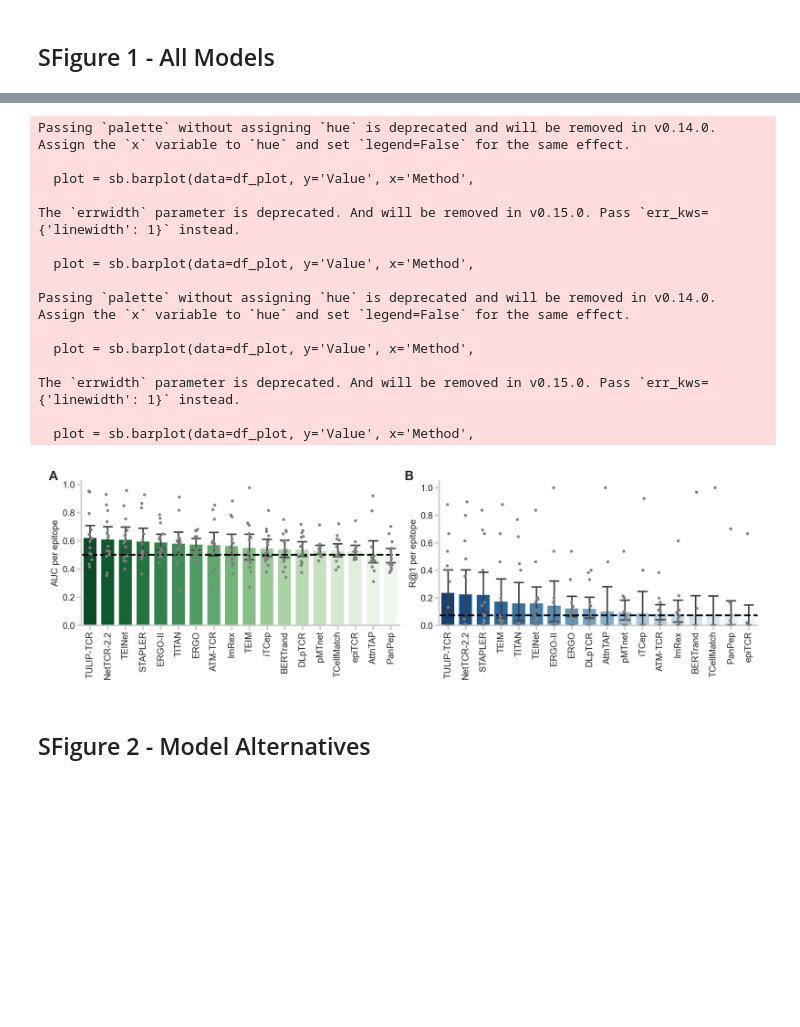
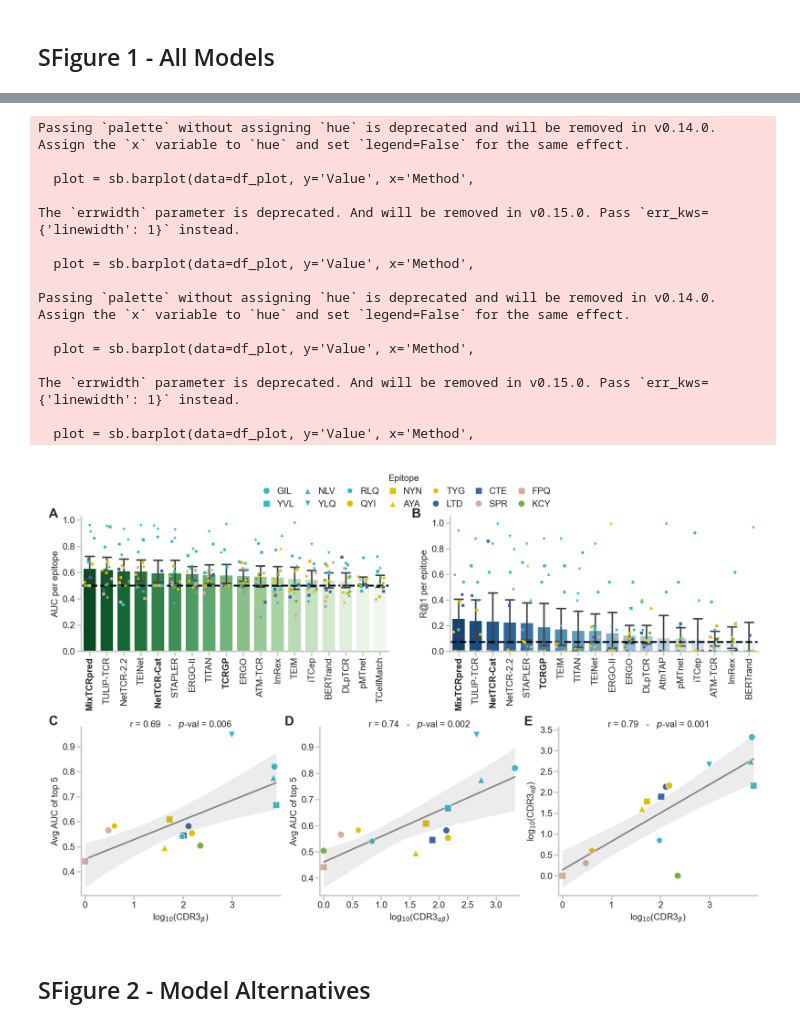
Before and after one commit to SchubertLab/benchmark_TCRprediction, a Jupyter notebook: manuscript/Figure_viral.ipynb, the cells around one changed output, grey strips where cells are left out. Drawn from its saved outputs; the diff is of its cells as text; code cells hidden in the pictures; blank space fills up the shorter version.

```diff
--- a/manuscript/Figure_viral.ipynb
+++ b/manuscript/Figure_viral.ipynb
@@ -290,6 +315,8 @@ df_performance_cat_all['Group'] = df_performance_cat_all['Group'].str.split('_HL
 df_performance_cat_all['Method'] = df_performance_cat_all['Method'].str.replace('nettcr', 'nettcrcat')
 print(len(df_performance_cat_all))
 df_performance_cat_all = df_performance_cat_all[df_performance_cat_all['Value'].notna()]
+df_performance_cat_all = df_performance_cat_all[df_performance_cat_all['Metric'].isin(
+    ['Rank', 'R@1', 'R@3', 'AUC', 'APS', 'F1-Score'])]
 print(len(df_performance_cat_all))
 df_performance_cat_all.head(5)
 # %% [output]
@@ -375,8 +470,8 @@ Name: Value, dtype: float64
 # %% [markdown]
 ## Supplementary file
 # %%
-df_tmp = pd.concat([df_performance_all, df_performance_cat_all]).reset_index(drop=True)
-df_tmp.to_csv('../supplement/S1_metrics_viral_dataset.csv')
+df_performance_all = pd.concat([df_performance_gen, df_performance_cat_all]).reset_index(drop=True)
+df_performance_all.to_csv('../supplement/S1_metrics_viral_dataset.csv')
 # %% [markdown]
 ## Select best model Version
 If a method provided several models, we will select the one with the best AUC macro-averaged over all epitopes.
@@ -545,7 +700,7 @@ df_performance_alt.head(5)
 # %% [markdown]
 ## Prediction Score
 # %%
-model_names_score = sorted(df_performance_best['Method'].unique()) + sorted(df_performance_best_cat['Method'].unique())
+model_names_score = sorted(df_performance_best['Method'].unique()) #+ sorted(df_performance_best_cat['Method'].unique())
 
 prediction_scores = pd.read_csv(f'../tcr_benchmark/results/predictions_{model_names_score[0]}_viral.csv', index_col=0)
 prediction_scores = prediction_scores.drop(columns=['Score'])
@@ -789,18 +946,19 @@ markers_epitope = {
     'KCYGVSPTK': 'o',
 }
 # %%
-def plot_dbs_vs_performance(df, metric, n_top=5, ax=None):
+def plot_dbs_vs_performance(df, metric, n_top=5, df_reference=df_all_dbs, ax=None):
     df_tmp = df[df['Metric']==metric]
     if n_top:
-        best_models = df_tmp[df_tmp['Group']=='WeightedAverage'].sort_values('Value')['BaseModel'][-n_top:].values
+        best_models = df_tmp[df_tmp['Group']=='Average'].sort_values('Value')['BaseModel'][-n_top:].values
         df_tmp = df_tmp[df_tmp['BaseModel'].isin(best_models)]
 
     df_tmp = df_tmp[~df_tmp['Group'].isin(['Average', 'WeightedAverage', 'full_data'])]
     df_tmp = df_tmp.groupby('Group')['Value'].mean()
     df_tmp = pd.DataFrame(df_tmp)
-    df_tmp = pd.concat([df_tmp, df_all_dbs], axis=1).fillna(0)
-    df_tmp['log(TCRs)'] = np.log10(1+df_tmp['CDR3_beta'])
+    df_tmp = pd.concat([df_tmp, df_reference], axis=1).fillna(0)
+    df_tmp['log(TCRs)'] = np.log10(1+df_tmp['CDR3'])
     df_tmp['Epitope'] = df_tmp.index
+
 
     plot = sb.scatterplot(data=df_tmp, x='log(TCRs)', y='Value',
                           hue='Epitope', style='Epitope',
@@ -824,5 +982,5 @@ def plot_dbs_vs_performance(df, metric, n_top=5, ax=None):
     corr, p_val = pearsonr(df_tmp['log(TCRs)'].values, df_tmp['Value'].values)
     plot.set_title(f'r = {corr:.2f}   -   $p$-val = {p_val:.3f}', pad=0)
 
-plot_dbs_vs_performance(df_performance_best, 'AUC', 8)
+plot_dbs_vs_performance(df_performance_best, 'AUC', 5, df_all_dbs_paired)
 # %% [output]
@@ -1006,6 +1193,6 @@ No artists with labels found to put in legend.  Note that artists whose label st
 # %%
 scale = 1
-fig = plt.figure(figsize=(TEXT_WIDTH * scale, TEXT_WIDTH * scale * 0.3),
+fig = plt.figure(figsize=(TEXT_WIDTH * scale, TEXT_WIDTH * scale * 0.65),
                  dpi=DPI)
 set_font_size(6)
 utils_plot.LINEWIDTH = 1
@@ -1014,45 +1201,94 @@ gridspecs = {}
 
 gridspecs["full"] = mpl.gridspec.GridSpec(
     figure=fig,
+    nrows=2,
+    ncols=1,
+    height_ratios=[1, 1.25],
+    width_ratios=[1],
+)
+
+gridspecs["ab"] = mpl.gridspec.GridSpecFromSubplotSpec(
+    subplot_spec=gridspecs['full'][0],
     nrows=1,
     ncols=2,
     height_ratios=[1,],
     width_ratios=[1, 1],
 )
+gridspecs["cde"] = mpl.gridspec.GridSpecFromSubplotSpec(
+    subplot_spec=gridspecs['full'][1],
+    nrows=1,
+    ncols=3,
+    height_ratios=[1,],
+    width_ratios=[1, 1, 1],
+)
 
-ax_a = fig.add_subplot(gridspecs["full"][0])
-ax_b = fig.add_subplot(gridspecs["full"][1])
+ax_a = fig.add_subplot(gridspecs["ab"][0])
+ax_b = fig.add_subplot(gridspecs["ab"][1])
+ax_c = fig.add_subplot(gridspecs["cde"][0])
+ax_d = fig.add_subplot(gridspecs["cde"][1])
+ax_e = fig.add_subplot(gridspecs["cde"][2])
 
-plot_barplot(df_performance_best, 'AUC', n_top=18, cmap='Greens_r', ax=ax_a, rdm=0.5)
+
+plot_barplot(df_performance_best, 'AUC', n_top=18, cmap='Greens_r', ax=ax_a, rdm=0.5,
+            hue='Group', palette=epitope_mhc_colors, markers=markers_epitope)
 ax_a.set_ylabel('AUC per epitope')
-plot_barplot(df_performance_best, 'R@1', n_top=18, cmap='Blues_r', ax=ax_b, rdm=1/14)
+ax_a.legend().remove()
+labels = ax_a.get_xticklabels()
+[el.set_weight('bold') for el in labels if el.get_text() in ['NetTCR-Cat', 'MixTCRpred', 'TCRGP']]
+
+plot_barplot(df_performance_best, 'R@1', n_top=18, cmap='Blues_r', ax=ax_b, rdm=1/14,
+            hue='Group', palette=epitope_mhc_colors, markers=markers_epitope)
 ax_b.set_ylabel('R@1 per epitope')
+ax_b.legend().remove()
+labels = ax_b.get_xticklabels()
+[el.set_weight('bold') for el in labels if el.get_text() in ['NetTCR-Cat', 'MixTCRpred', 'TCRGP']]
 
-fig.text(0.01, 0.96, 'A', size='x-large', weight='bold')
-fig.text(0.5, 0.96, 'B', size='x-large', weight='bold')
+legend_handles = [plt.Line2D([0], [0], marker=markers_epitope[epi], color='w',
+                             markerfacecolor=epitope_mhc_colors[epi], markersize=5, label=epi[:3])
+                  for epi in markers_epitope.keys()]
+ax_b.legend(handles=legend_handles, ncols=7, frameon=False, title='Epitope',
+            columnspacing=0.5, handletextpad=0.2,
+            loc='lower center', bbox_to_anchor=(-0.15, 1.0))
+
+plot_dbs_vs_performance(df_performance_best, 'AUC', 5, df_all_dbs, ax=ax_c)
+ax_c.set_ylabel('Avg AUC of top 5')
+ax_c.set_xlabel('log$_{10}$(CDR3$_{β}$)', labelpad=2)
+
+plot_dbs_vs_performance(df_performance_best, 'AUC', 5, df_all_dbs_paired, ax=ax_d)
+ax_d.set_ylabel('Avg AUC of top 5')
+ax_d.set_xlabel('log$_{10}$(CDR3$_{αβ}$)', labelpad=2)
+
+
+plot_paired_vs_beta(ax_e)
+
+fig.text(0.01, 0.88, 'A', size='x-large', weight='bold')
+fig.text(0.51, 0.88, 'B', size='x-large', weight='bold')
+fig.text(0.01, 0.44, 'C', size='x-large', weight='bold')
+fig.text(0.335, 0.44, 'D', size='x-large', weight='bold')
+fig.text(0.665, 0.44, 'E', size='x-large', weight='bold')
 
 fig.tight_layout()
 fig.savefig('../figures/sfig_viral_benchmark_all.pdf',
            dpi=DPI, bbox_inches='tight')
 fig.savefig('../figures/sfig_viral_benchmark_all.png',
            dpi=DPI, bbox_inches='tight')
 # %% [output]
 Passing `palette` without assigning `hue` is deprecated and will be removed in v0.14.0. Assign the `x` variable to `hue` and set `legend=False` for the same effect.
 
   plot = sb.barplot(data=df_plot, y='Value', x='Method',
 
 The `errwidth` parameter is deprecated. And will be removed in v0.15.0. Pass `err_kws={'linewidth': 1}` instead.
 
   plot = sb.barplot(data=df_plot, y='Value', x='Method',
 
 Passing `palette` without assigning `hue` is deprecated and will be removed in v0.14.0. Assign the `x` variable to `hue` and set `legend=False` for the same effect.
 
   plot = sb.barplot(data=df_plot, y='Value', x='Method',
 
 The `errwidth` parameter is deprecated. And will be removed in v0.15.0. Pass `err_kws={'linewidth': 1}` instead.
 
   plot = sb.barplot(data=df_plot, y='Value', x='Method',
-[figure, old version]
+[figure, new version]
 # %% [markdown]
 ## SFigure 2 - Model Alternatives
 # %%
```
Also changed, not shown: parts of 72 cells of this notebook, 4 other files.
